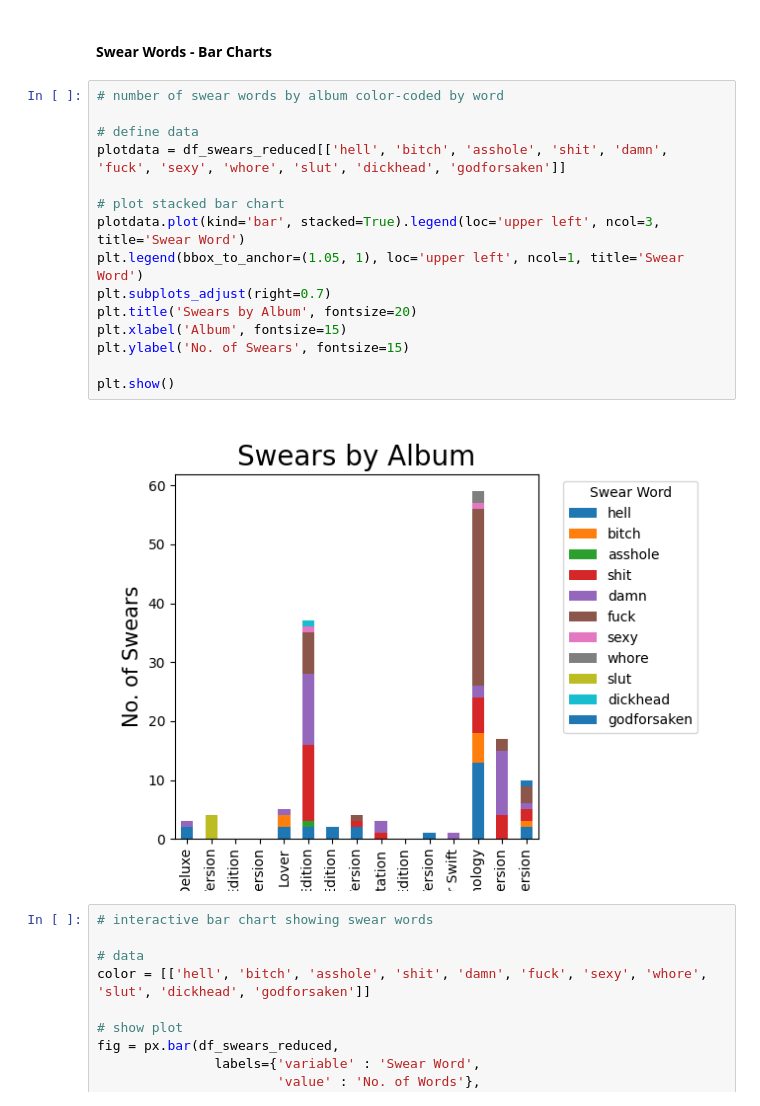
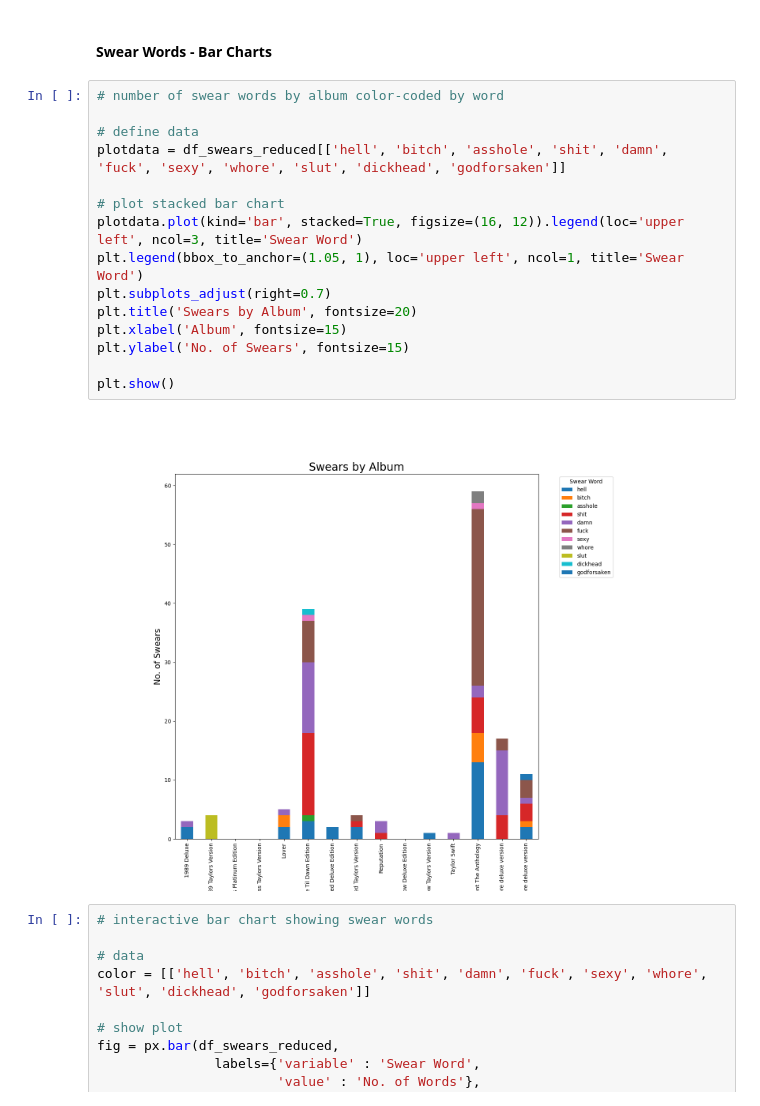
Before and after one commit to jessk816/tswift_lyrics, a Jupyter notebook: p1_lyric_analysis/word_analysis_1.ipynb, the cells around one changed output. Saved outputs shown, nothing was run; the diff lists cells and outputs as text.

```diff
--- a/p1_lyric_analysis/word_analysis_1.ipynb
+++ b/p1_lyric_analysis/word_analysis_1.ipynb
@@ -372,20 +396,20 @@ df_swears_reduced
 # %%
 # number of swear words by album color-coded by word
 
 # define data
 plotdata = df_swears_reduced[['hell', 'bitch', 'asshole', 'shit', 'damn', 'fuck', 'sexy', 'whore', 'slut', 'dickhead', 'godforsaken']]
 
 # plot stacked bar chart
-plotdata.plot(kind='bar', stacked=True).legend(loc='upper left', ncol=3, title='Swear Word')
+plotdata.plot(kind='bar', stacked=True, figsize=(16, 12)).legend(loc='upper left', ncol=3, title='Swear Word')
 plt.legend(bbox_to_anchor=(1.05, 1), loc='upper left', ncol=1, title='Swear Word')
 plt.subplots_adjust(right=0.7)
 plt.title('Swears by Album', fontsize=20)
 plt.xlabel('Album', fontsize=15)
 plt.ylabel('No. of Swears', fontsize=15)
 
 plt.show()
 # %% [output]
-[figure, old version]
+[figure, new version]
 # %%
 # interactive bar chart showing swear words
 
```
Also changed, not shown: parts of 20 cells of this notebook, 12 other files.
